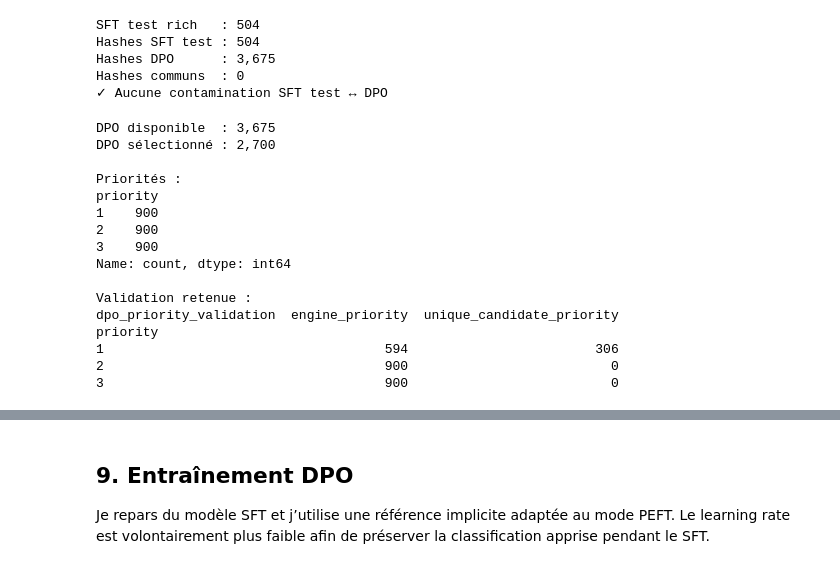
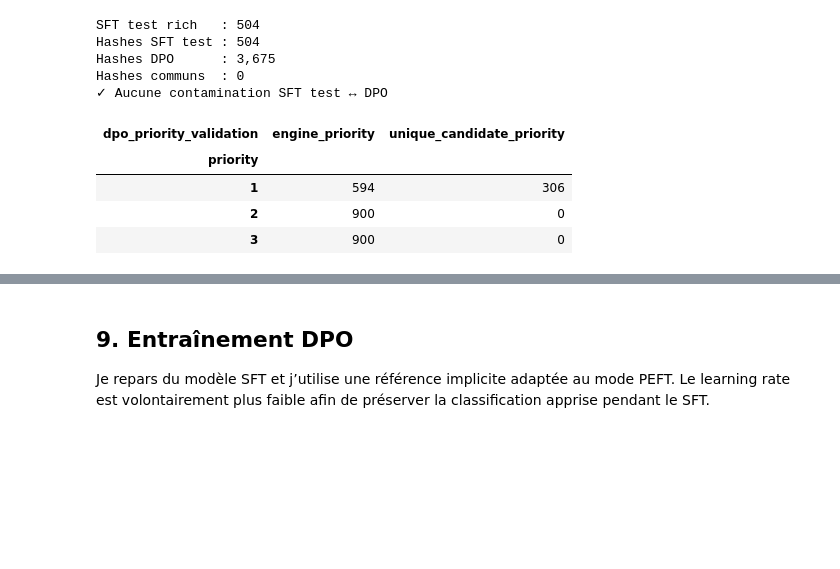
Before and after one commit to gonzalezcourrier34-glitch/medical_triage_agent, a Jupyter notebook: notebooks/03_finetuning_sft_dpo.ipynb, the cells around one changed output, grey strips where cells are left out. Saved outputs shown, nothing was run; the diff lists cells and outputs as text; code cells hidden in the pictures; blank space fills up the shorter version.

```diff
--- a/notebooks/03_finetuning_sft_dpo.ipynb
+++ b/notebooks/03_finetuning_sft_dpo.ipynb
@@ -1481,15 +1357,15 @@ Name: count, dtype: int64
 # %%
 # Retire du DPO les prompts identiques aux entrées du test SFT.
-# Le test de 504 exemples reste indépendant de l'entraînement DPO.
+
 def text_hash(value: str) -> str:
-    """Calcule un hash textuel normalisé."""
+    """Hash textuel normalisé."""
     text = " ".join(str(value).lower().split())
     return hashlib.sha256(text.encode("utf-8")).hexdigest()
 
 
 test_hashes = {
     text_hash(clinical_input(row))
-    for _, row in test_df.iterrows()
+    for _, row in splits["test"].iterrows()
 }
 
 dpo_df = dpo_df.copy()
@@ -1501,13 +1377,11 @@ dpo_rows_before = len(dpo_df)
 
 dpo_df = dpo_df[~leakage_mask].reset_index(drop=True)
 
-if dpo_df.empty:
-    raise ValueError("Toutes les paires DPO chevauchent le test SFT.")
+assert not dpo_df.empty
 
 print(f"DPO avant filtrage : {dpo_rows_before:,}")
 print(f"Chevauchements     : {leakage_count:,}")
 print(f"DPO après filtrage : {len(dpo_df):,}")
-
 print("\nPriorités :")
 print(dpo_df["priority"].value_counts().sort_index())
 # %% [output]
@@ -1564,8 +1435,8 @@ Hashes DPO      : 3,675
 Hashes communs  : 0
 ✓ Aucune contamination SFT test ↔ DPO
 # %%
-# Sélectionne les 2 700 DPO les mieux validés, équilibrés P1/P2/P3.
-# engine_priority est prioritaire, puis unique_candidate_priority.
+# Sélectionne 2 700 DPO validés et équilibrés P1/P2/P3.
+
 DPO_TARGET_ROWS = 2_700
 DPO_ROWS_PER_PRIORITY = 900
 
@@ -1575,80 +1446,50 @@ validation_rank = {
 }
 
 dpo_quality_df = dpo_df.merge(
-    dpo_rich_final_df[[
-        "id",
-        "dpo_priority_validation"
-    ]],
+    dpo_rich_final_df[["id", "dpo_priority_validation"]],
     on="id",
     how="left",
     validate="one_to_one"
 )
 
 dpo_quality_df["validation_rank"] = (
     dpo_quality_df["dpo_priority_validation"]
     .map(validation_rank)
     .fillna(0)
     .astype(int)
 )
 
-# Mélange reproductible uniquement pour départager les qualités identiques.
 dpo_quality_df = dpo_quality_df.sample(
     frac=1,
     random_state=CONFIG.seed
 )
 
 dpo_selected_df = (
     dpo_quality_df
-    .sort_values(
-        "validation_rank",
-        ascending=False,
-        kind="stable"
-    )
-    .groupby(
-        "priority",
-        group_keys=False
-    )
+    .sort_values("validation_rank", ascending=False, kind="stable")
+    .groupby("priority", group_keys=False)
     .head(DPO_ROWS_PER_PRIORITY)
     .reset_index(drop=True)
 )
 
 assert len(dpo_selected_df) == DPO_TARGET_ROWS
 assert dpo_selected_df["id"].is_unique
 assert dpo_selected_df["priority"].value_counts().eq(
     DPO_ROWS_PER_PRIORITY
 ).all()
 
-print(f"DPO disponible  : {len(dpo_df):,}")
-print(f"DPO sélectionné : {len(dpo_selected_df):,}")
-
-print("\nPriorités :")
-print(
-    dpo_selected_df["priority"]
-    .value_counts()
-    .sort_index()
+write_jsonl(
+    RUN_METRIC_DIR / "dpo_selected.jsonl",
+    dpo_selected_df.to_dict("records")
 )
 
-print("\nValidation retenue :")
-print(
-    pd.crosstab(
-        dpo_selected_df["priority"],
-        dpo_selected_df["dpo_priority_validation"]
-    )
-)
+display(pd.crosstab(
+    dpo_selected_df["priority"],
+    dpo_selected_df["dpo_priority_validation"]
+))
 # %% [output]
-DPO disponible  : 3,675
-DPO sélectionné : 2,700
-
-Priorités :
-priority
-1    900
-2    900
-3    900
-Name: count, dtype: int64
-
-Validation retenue :
-dpo_priority_validation  engine_priority  unique_candidate_priority
-priority
-1                                    594                        306
-2                                    900                          0
-3                                    900                          0
+| dpo_priority_validation | engine_priority | unique_candidate_priority |
+| priority |  |  |
+| 1 | 594 | 306 |
+| 2 | 900 | 0 |
+| 3 | 900 | 0 |
```
Also changed, not shown: parts of 72 cells of this notebook, 25 other files.
